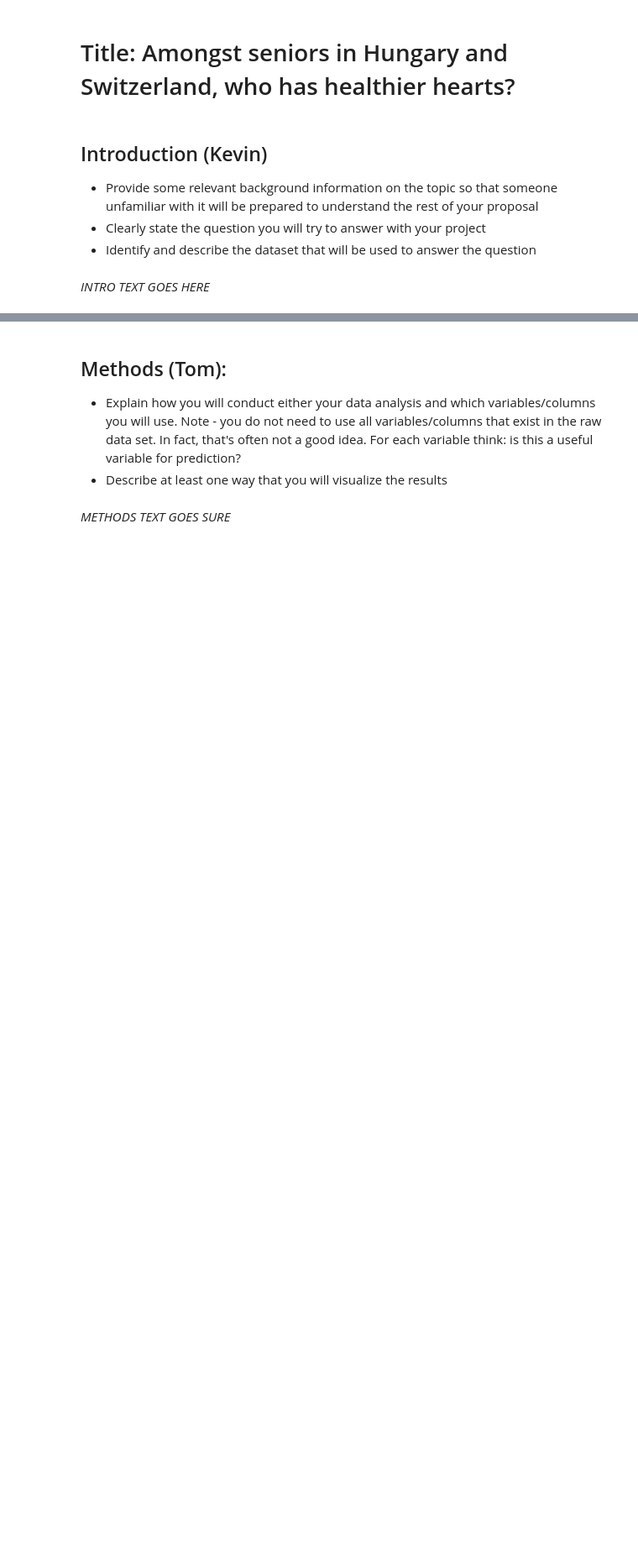
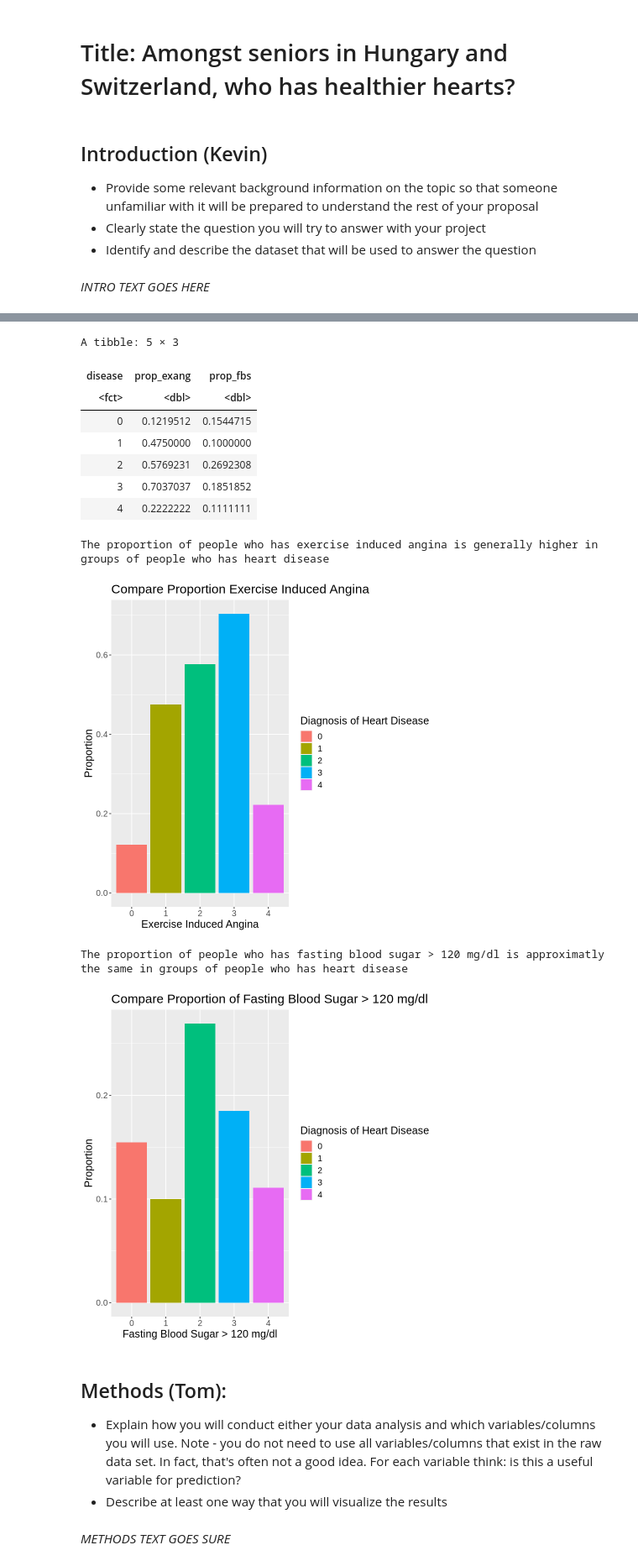
Before and after one commit to mikzine/DSCI-100-project-010-4, a Jupyter notebook: group_project_proposal.ipynb, the cells around one changed output, grey strips where cells are left out. Shown at 84% size. Saved outputs shown, nothing was run; the diff lists cells and outputs as text; code cells hidden in the pictures; blank space fills up the shorter version.

```diff
--- a/group_project_proposal.ipynb
+++ b/group_project_proposal.ipynb
@@ -49,3 +153,45 @@ heart_test <- testing(heart_split)
+# %%
+# Visualization (boxplots)
+prop_heart <- heart_train|>
+    group_by(disease) |>
+    summarize(prop_exang = mean(exang == 1), prop_fbs = mean(fbs == 1))
+head(prop_heart)
+exang_bar <- prop_heart |>
+  ggplot(aes(x = disease, y = prop_exang, fill = disease)) +
+  geom_bar(stat = "identity") +
+  labs(title = "Compare Proportion Exercise Induced Angina",
+       x = "Exercise Induced Angina",
+       y = "Proportion",
+       fill = "Diagnosis of Heart Disease") +
+       theme(text = element_text(size = 15))
+exang_bar
+
+cat("The proportion of people who has exercise induced angina is generally higher in groups of people who has heart disease")
+
+fbs_bar <- prop_heart |>
+  ggplot(aes(x = disease, y = prop_fbs, fill = disease)) +
+  geom_bar(stat = "identity") +
+  labs(title = "Compare Proportion of Fasting Blood Sugar > 120 mg/dl",
+       x = "Fasting Blood Sugar > 120 mg/dl",
+       y = "Proportion",
+       fill = "Diagnosis of Heart Disease") +
+       theme(text = element_text(size = 15))
+fbs_bar
+
+cat("The proportion of people who has fasting blood sugar > 120 mg/dl is approximatly the same in groups of people who has heart disease")
+# %% [output]
+A tibble: 5 × 3
+| disease | prop_exang | prop_fbs |
+| <fct> | <dbl> | <dbl> |
+| 0 | 0.1219512 | 0.1544715 |
+| 1 | 0.4750000 | 0.1000000 |
+| 2 | 0.5769231 | 0.2692308 |
+| 3 | 0.7037037 | 0.1851852 |
+| 4 | 0.2222222 | 0.1111111 |
+The proportion of people who has exercise induced angina is generally higher in groups of people who has heart disease
+[figure, added]
+The proportion of people who has fasting blood sugar > 120 mg/dl is approximatly the same in groups of people who has heart disease
+[figure, added]
 # %% [markdown]
 ## Methods (Tom):
 - Explain how you will conduct either your data analysis and which variables/columns you will use. Note - you do not need to use all variables/columns that exist in the raw data set. In fact, that's often not a good idea. For each variable think: is this a useful variable for prediction?
```
Also changed, not shown: parts of 7 cells of this notebook.
